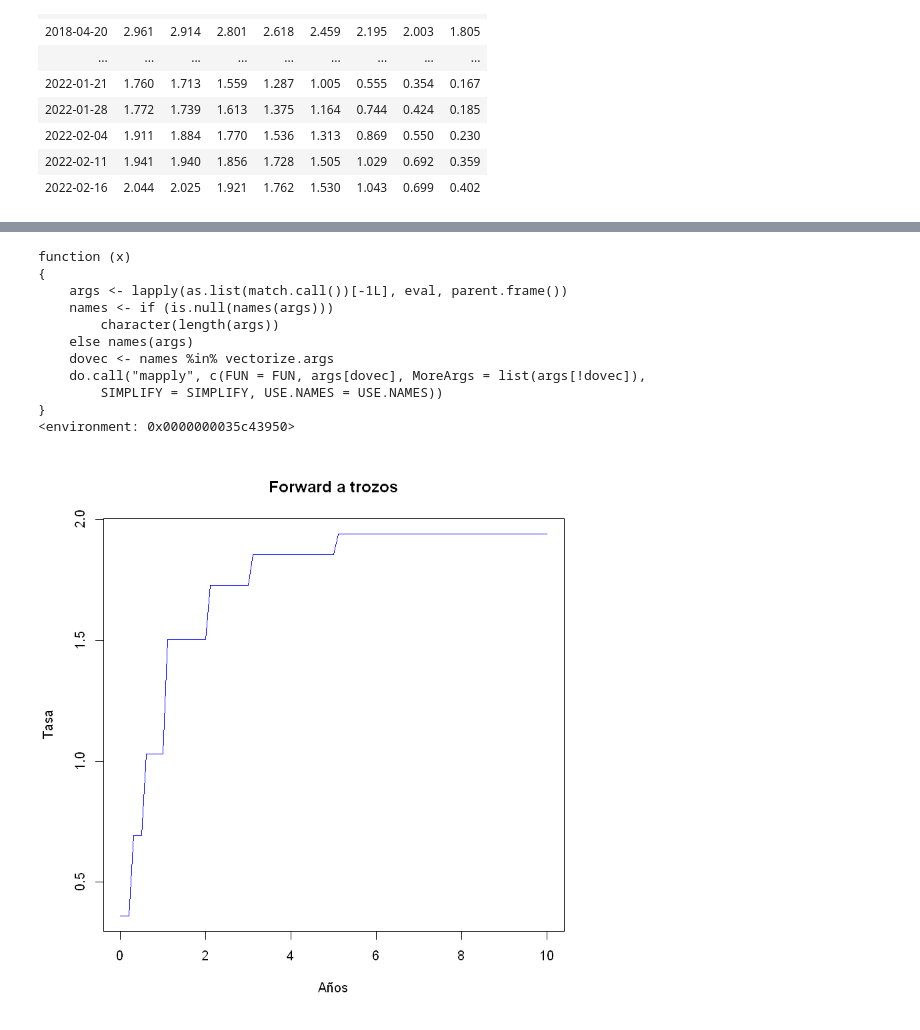
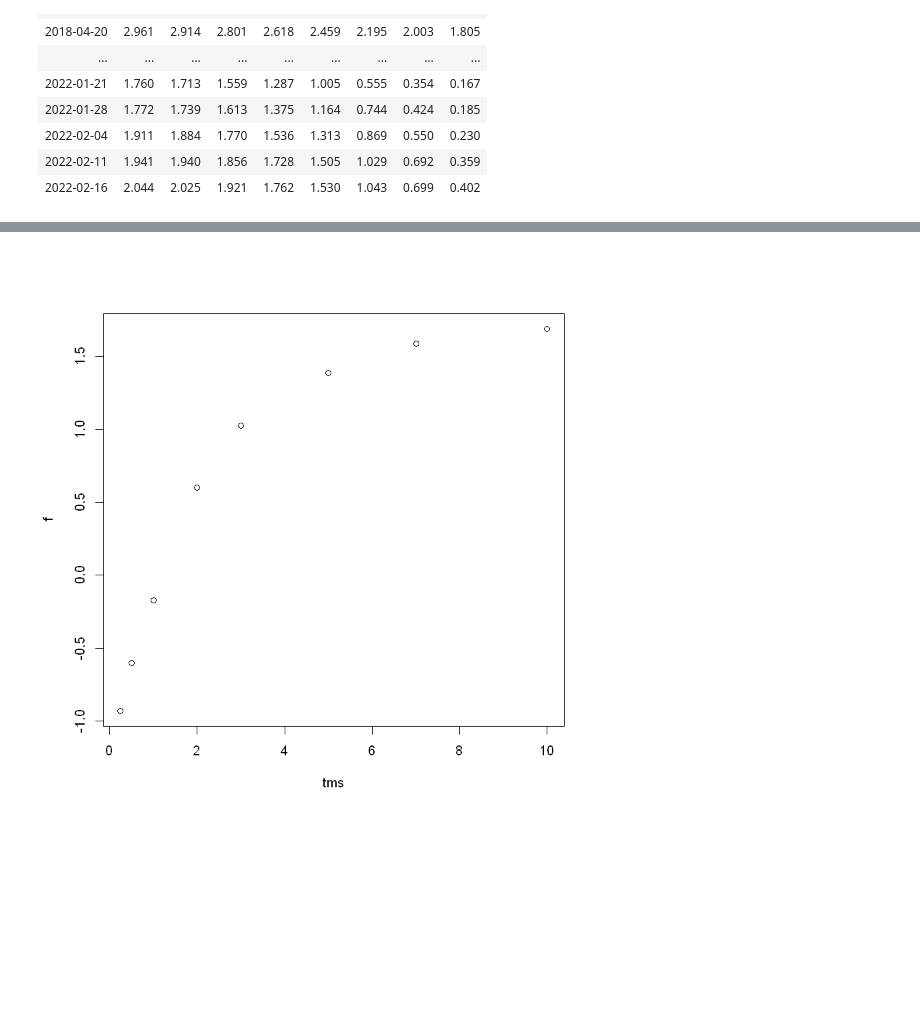
Before and after one commit to remg1997/T1-Riesgo, a Jupyter notebook: scripts/first.ipynb, the cells around one changed output, grey strips where cells are left out. Saved outputs shown, nothing was run; the diff lists cells and outputs as text; code cells hidden in the pictures; blank space fills up the shorter version.

Commit message:
Curva forward a un año

```diff
--- a/scripts/first.ipynb
+++ b/scripts/first.ipynb
@@ -41,7 +40,16 @@ A data.frame: 210 × 9
 # %%
-frwd <- as.data.frame(t(df[nrow(df)-1,seq(9, 2, by = -1)]))
+yields <- as.data.frame(t(df[nrow(df)-1,seq(9, 2, by = -1)]))
+yields <- as.list(yields)[[1]]
 tms <- c(0.25,0.5,1,2,3,5,7,10)
-frwd <- as.list(frwd)[[1]]
+for (i in 1:2){
+    yields[i] <- round((((1+ (yields[i]/100))^(1/tms[i]))-1)*100,3)
+}
+f <- c(0,0,0,0,0,0,0,0)
+for (i in 1:8){
+    j <- i+1
+    f[i] <- (((1+yields[i])^tms[i])/(1+ yields[3]))^(1/tms[i])-1
+}
+yields
 tms
-frwd
+f
 # %% [output]
@@ -57,27 +67,4 @@ points(tms, frwd, col = "red", cex = 1)
 # %%
-a <- function(x){
-    ifelse((x>=0 & x<=0.25),frwd[1],
-    ifelse((x>0.25 & x<=0.5),frwd[2],
-    ifelse((x>0.5 & x<=1),frwd[3],
-    ifelse((x>1 & x<=2),frwd[4],
-    ifelse((x>2 & x<=3),frwd[5],
-    ifelse((x>3 & x<=5),frwd[6],
-    ifelse((x>5 & x<=7),frwd[7],
-    ifelse((x>7 & x<=10),frwd[8]))))))))
-}
-vectFunc <- Vectorize(a)
-vectFunc
-plot(vectFunc,0,10, type = "l", col = "blue", ylab = "Tasa", xlab = "Años", main = "Forward a trozos")
+plot(tms,f)
 # %% [output]
-function (x)
-{
-    args <- lapply(as.list(match.call())[-1L], eval, parent.frame())
-    names <- if (is.null(names(args)))
-        character(length(args))
-    else names(args)
-    dovec <- names %in% vectorize.args
-    do.call("mapply", c(FUN = FUN, args[dovec], MoreArgs = list(args[!dovec]),
-        SIMPLIFY = SIMPLIFY, USE.NAMES = USE.NAMES))
-}
-<environment: 0x0000000035c43950>
-[figure, old version]
+[figure, new version]
```
Also changed, not shown: parts of 5 cells of this notebook.
